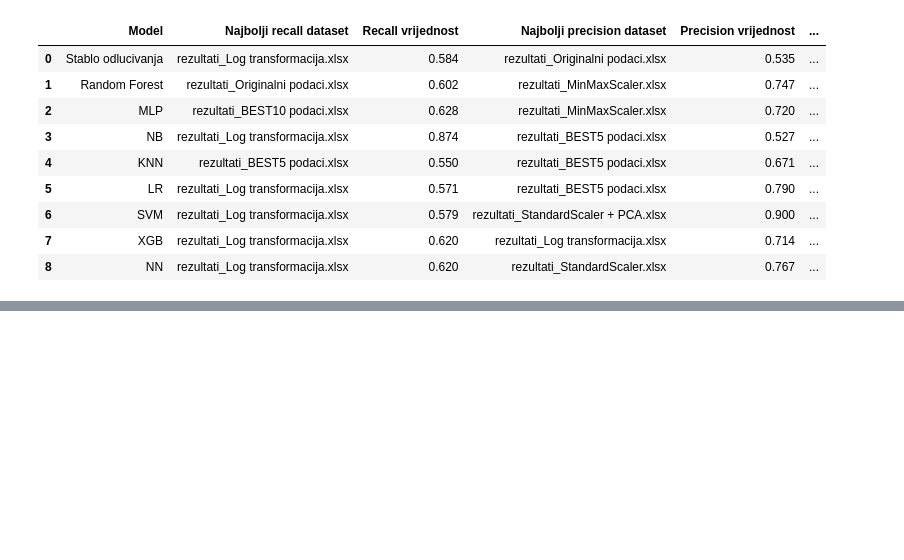
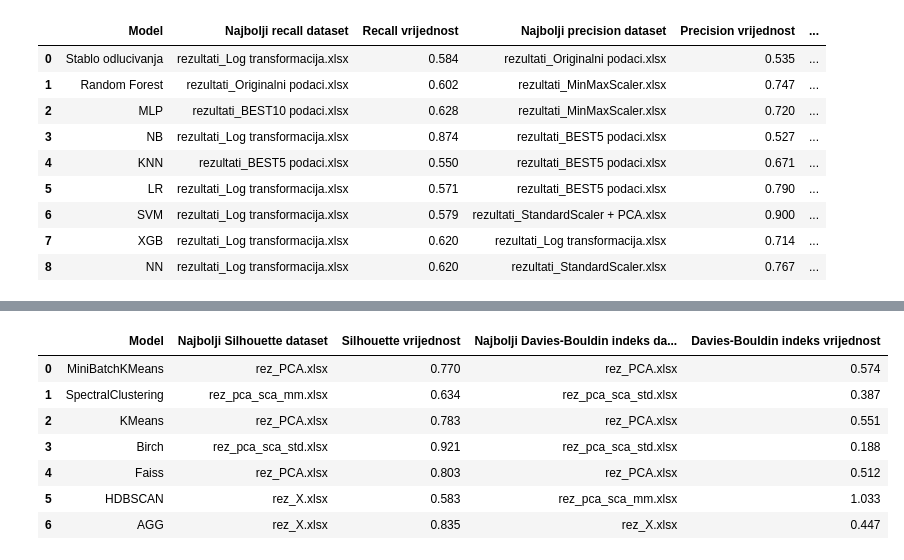
Before and after one commit to NikolaDjajic/Diplomski, a Jupyter notebook: help2.ipynb, the cells around one changed output, grey strips where cells are left out. Drawn from its saved outputs; the diff is of its cells as text; code cells hidden in the pictures; blank space fills up the shorter version.

```diff
--- a/help2.ipynb
+++ b/help2.ipynb
@@ -84,0 +88,43 @@ rez_df
+# %%
+folder_path = "rezultatiKlasterOSI/"
+
+svi_podaci = []
+
+# Prođi kroz sve fajlove u folderu
+for file in os.listdir(folder_path):
+    if file.endswith(".xlsx"):
+        file_path = os.path.join(folder_path, file)
+
+        df = pd.read_excel(file_path)
+        df["dataset"] = file   # naziv fajla kao ime skupa
+
+        svi_podaci.append(df)
+
+# Spoji sve u jedan DataFrame
+df_all = pd.concat(svi_podaci, ignore_index=True)
+
+# Ako su brojevi sa zarezom umjesto tačke
+df_all["Silhouette"] = df_all["Silhouette"].astype(str).str.replace(",", ".").astype(float)
+df_all["Davies-Bouldin indeks"] = df_all["Davies-Bouldin indeks"].astype(str).str.replace(",", ".").astype(float)
+
+modeli = df_all["model"].unique()
+
+rezultati = []
+
+for model in modeli:
+    df_model = df_all[df_all["model"] == model]
+
+    max_recall = df_model.loc[df_model["Silhouette"].idxmax()]
+    max_precision = df_model.loc[df_model["Davies-Bouldin indeks"].idxmin()]
+
+    rezultati.append({
+        "Model": model,
+        "Najbolji Silhouette dataset": max_recall["dataset"],
+        "Silhouette vrijednost": max_recall["Silhouette"],
+        "Najbolji Davies-Bouldin indeks dataset": max_precision["dataset"],
+        "Davies-Bouldin indeks vrijednost": max_precision["Davies-Bouldin indeks"],
+    })
+
+rez_df = pd.DataFrame(rezultati)
+
+print(rez_df)
@@ -84,0 +149,11 @@ rez_df
+# %%
+rez_df
+# %% [output]
+|  | Model | Najbolji Silhouette dataset | Silhouette vrijednost | Najbolji Davies-Bouldin indeks da... | Davies-Bouldin indeks vrijednost |
+| 0 | MiniBatchKMeans | rez_PCA.xlsx | 0.770 | rez_PCA.xlsx | 0.574 |
+| 1 | SpectralClustering | rez_pca_sca_mm.xlsx | 0.634 | rez_pca_sca_std.xlsx | 0.387 |
+| 2 | KMeans | rez_PCA.xlsx | 0.783 | rez_PCA.xlsx | 0.551 |
+| 3 | Birch | rez_pca_sca_std.xlsx | 0.921 | rez_pca_sca_std.xlsx | 0.188 |
+| 4 | Faiss | rez_PCA.xlsx | 0.803 | rez_PCA.xlsx | 0.512 |
+| 5 | HDBSCAN | rez_X.xlsx | 0.583 | rez_pca_sca_mm.xlsx | 1.033 |
+| 6 | AGG | rez_X.xlsx | 0.835 | rez_X.xlsx | 0.447 |
```
Also changed, not shown: parts of 7 cells of this notebook, 17 other files.
